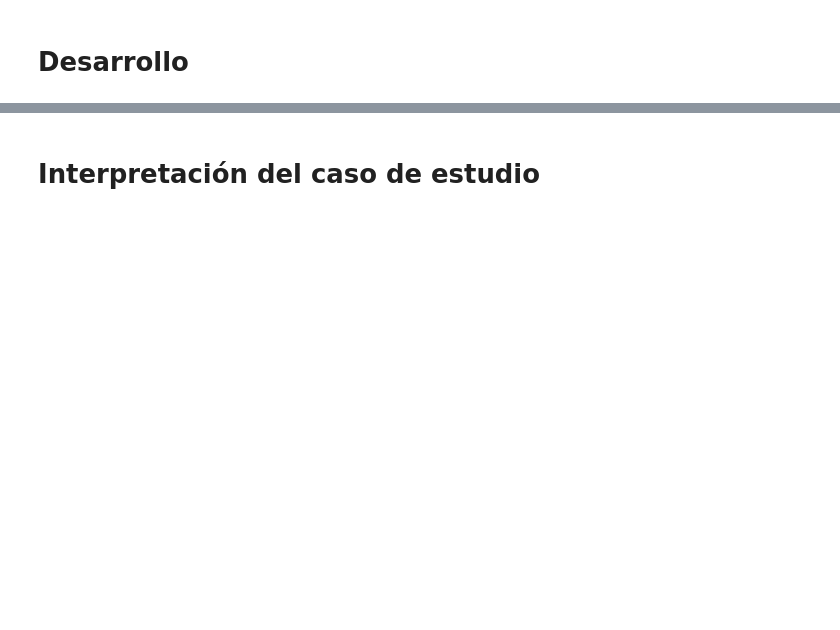
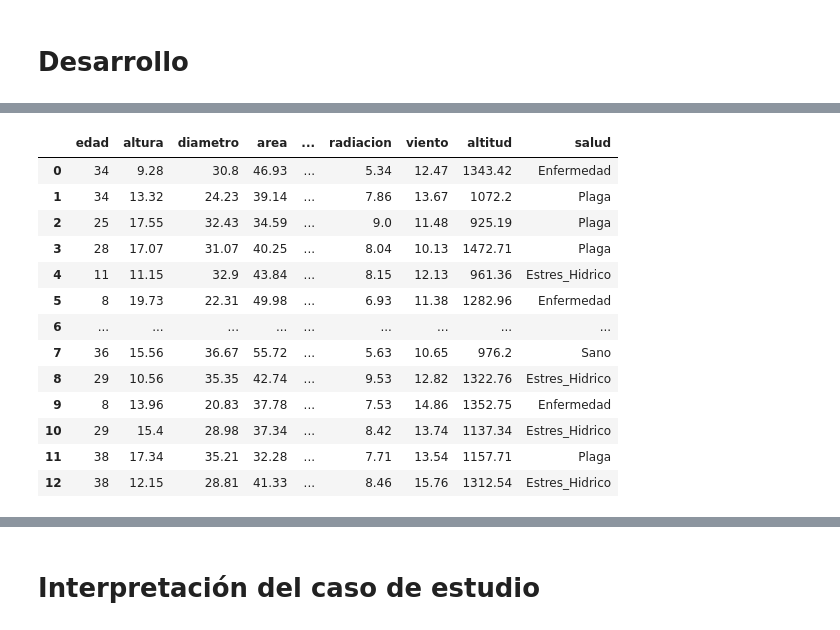
Before and after one commit to rpizarrog/Libro-Aprendizaje-Automatico.-Casos-de-Estudio-con-R-y-Python, a Jupyter notebook: Python NoteBooks/CASO_ARBOLES_DE_CLASIFICACION_RANDOM_FOREST_Y_REGRESION_LOGISTICAS_PARA_DATOS_DE_SALUD_ARBOLES.ipynb, the cells around one changed output, grey strips where cells are left out. Cells and saved outputs as stored; diff of their text form; code cells hidden in the pictures; blank space fills up the shorter version.

```diff
--- a/Python NoteBooks/CASO_ARBOLES_DE_CLASIFICACION_RANDOM_FOREST_Y_REGRESION_LOGISTICAS_PARA_DATOS_DE_SALUD_ARBOLES.ipynb
+++ b/Python NoteBooks/CASO_ARBOLES_DE_CLASIFICACION_RANDOM_FOREST_Y_REGRESION_LOGISTICAS_PARA_DATOS_DE_SALUD_ARBOLES.ipynb
@@ -1561,0 +1893,20 @@ f_frecuencias_clases(datos)
+# %%
+particiones = f_particionar_datos(datos)
+datos_entrenamiento = particiones["datos_entrenamiento"]
+datos_validacion = particiones["datos_validacion"]
+f_visualizar_head_tail_reducido(datos_entrenamiento)
+# %% [output]
+|  | edad | altura | diametro | area | ... | radiacion | viento | altitud | salud |
+| 0 | 34 | 9.28 | 30.8 | 46.93 | ... | 5.34 | 12.47 | 1343.42 | Enfermedad |
+| 1 | 34 | 13.32 | 24.23 | 39.14 | ... | 7.86 | 13.67 | 1072.2 | Plaga |
+| 2 | 25 | 17.55 | 32.43 | 34.59 | ... | 9.0 | 11.48 | 925.19 | Plaga |
+| 3 | 28 | 17.07 | 31.07 | 40.25 | ... | 8.04 | 10.13 | 1472.71 | Plaga |
+| 4 | 11 | 11.15 | 32.9 | 43.84 | ... | 8.15 | 12.13 | 961.36 | Estres_Hidrico |
+| 5 | 8 | 19.73 | 22.31 | 49.98 | ... | 6.93 | 11.38 | 1282.96 | Enfermedad |
+| 6 | ... | ... | ... | ... | ... | ... | ... | ... | ... |
+| 7 | 36 | 15.56 | 36.67 | 55.72 | ... | 5.63 | 10.65 | 976.2 | Sano |
+| 8 | 29 | 10.56 | 35.35 | 42.74 | ... | 9.53 | 12.82 | 1322.76 | Estres_Hidrico |
+| 9 | 8 | 13.96 | 20.83 | 37.78 | ... | 7.53 | 14.86 | 1352.75 | Enfermedad |
+| 10 | 29 | 15.4 | 28.98 | 37.34 | ... | 8.42 | 13.74 | 1137.34 | Estres_Hidrico |
+| 11 | 38 | 17.34 | 35.21 | 32.28 | ... | 7.71 | 13.54 | 1157.71 | Plaga |
+| 12 | 38 | 12.15 | 28.81 | 41.33 | ... | 8.46 | 15.76 | 1312.54 | Estres_Hidrico |
```
Also changed, not shown: parts of 18 cells of this notebook.
